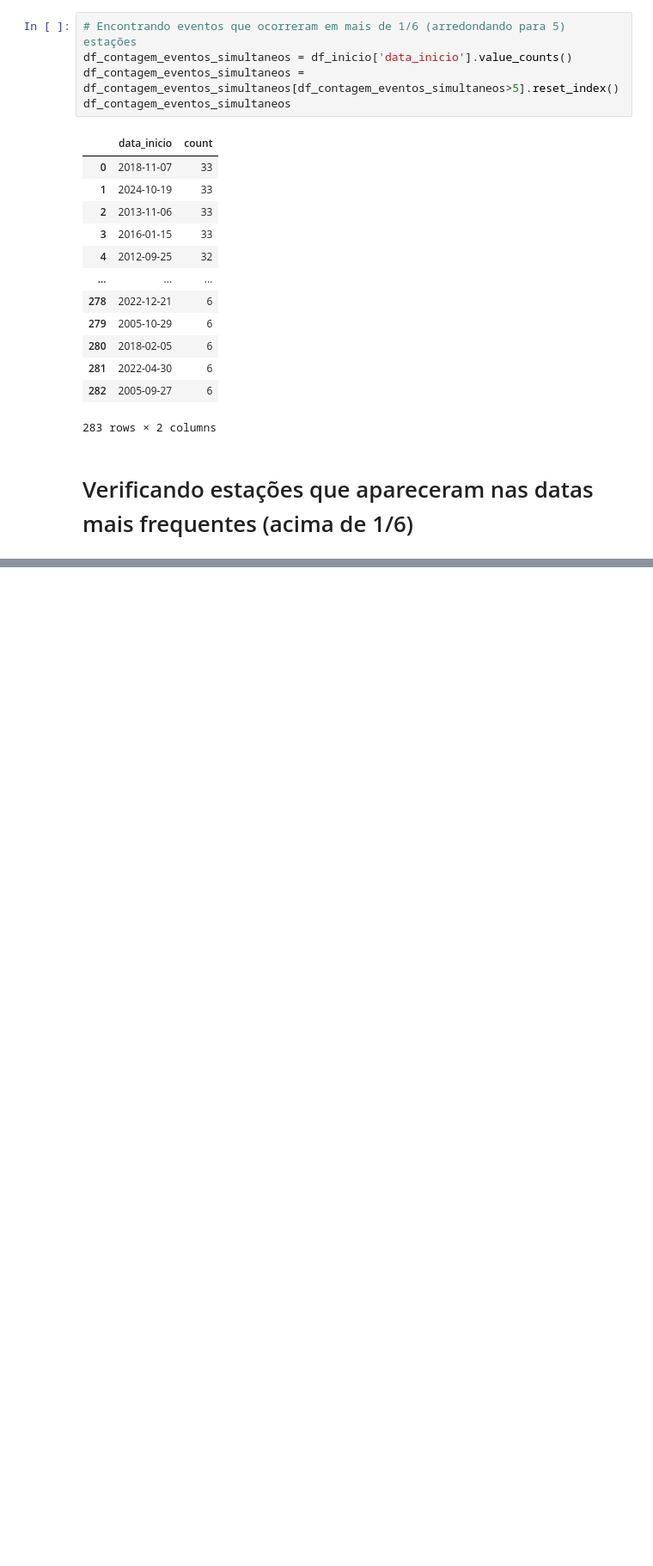
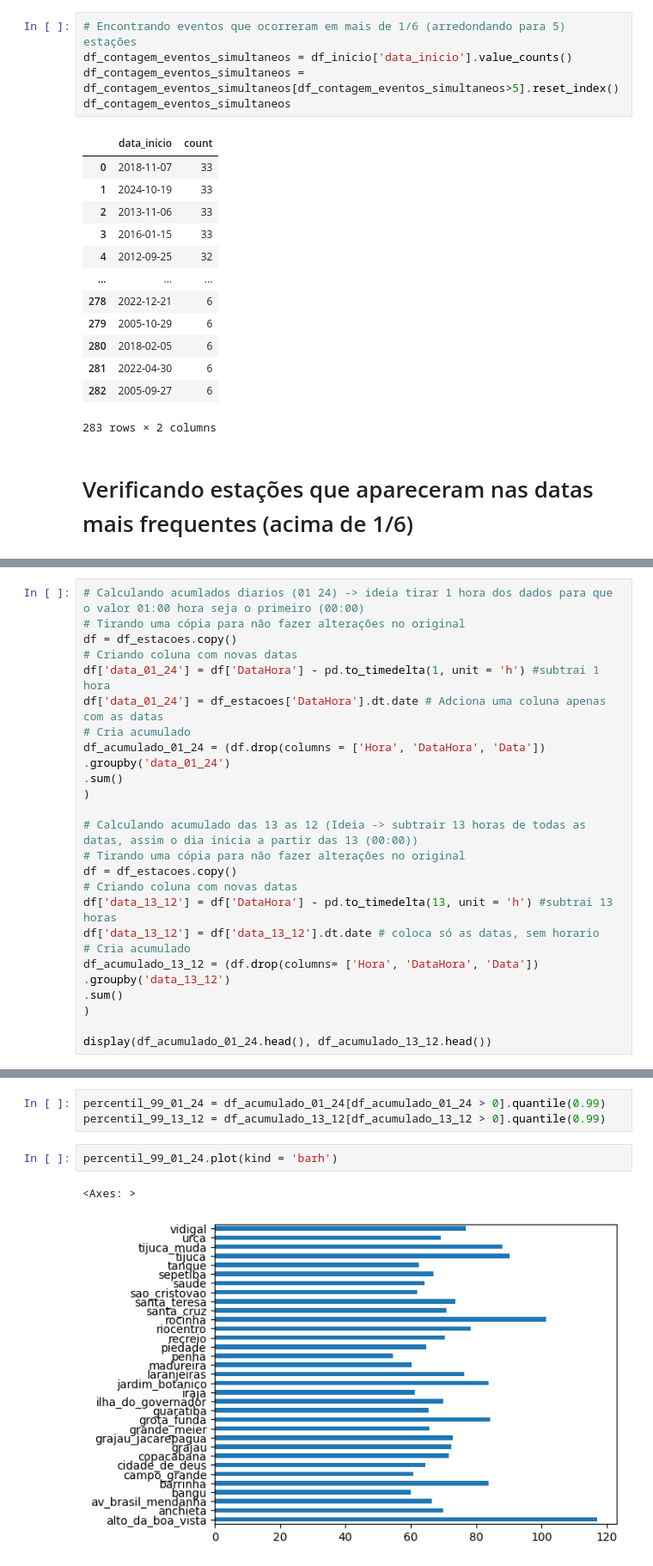
Before and after one commit to eduviana1/Eventos-Extremos-Cidade-do-Rio-de-Janeiro, a Jupyter notebook: (Edu)_TEEP_chuva_horaria.ipynb, the cells around one changed output, grey strips where cells are left out. Shown at 86% size. Cells and saved outputs as stored; diff of their text form; blank space fills up the shorter version.

```diff
--- a/(Edu)_TEEP_chuva_horaria.ipynb
+++ b/(Edu)_TEEP_chuva_horaria.ipynb
@@ -217,0 +254,26 @@ df_contagem_eventos_simultaneos.loc[df_contagem_eventos_simultaneos['data_inicio
+# %%
+# Calculando acumlados diarios (01 24) -> ideia tirar 1 hora dos dados para que o valor 01:00 hora seja o primeiro (00:00)
+# Tirando uma cópia para não fazer alterações no original
+df = df_estacoes.copy()
+# Criando coluna com novas datas
+df['data_01_24'] = df['DataHora'] - pd.to_timedelta(1, unit = 'h') #subtrai 1 hora
+df['data_01_24'] = df_estacoes['DataHora'].dt.date # Adciona uma coluna apenas com as datas
+# Cria acumulado
+df_acumulado_01_24 = (df.drop(columns = ['Hora', 'DataHora', 'Data'])
+.groupby('data_01_24')
+.sum()
+)
+
+# Calculando acumulado das 13 as 12 (Ideia -> subtrair 13 horas de todas as datas, assim o dia inicia a partir das 13 (00:00))
+# Tirando uma cópia para não fazer alterações no original
+df = df_estacoes.copy()
+# Criando coluna com novas datas
+df['data_13_12'] = df['DataHora'] - pd.to_timedelta(13, unit = 'h') #subtrai 13 horas
+df['data_13_12'] = df['data_13_12'].dt.date # coloca só as datas, sem horario
+# Cria acumulado
+df_acumulado_13_12 = (df.drop(columns= ['Hora', 'DataHora', 'Data'])
+.groupby('data_13_12')
+.sum()
+)
+
+display(df_acumulado_01_24.head(), df_acumulado_13_12.head())
@@ -217,0 +297,8 @@ df_contagem_eventos_simultaneos.loc[df_contagem_eventos_simultaneos['data_inicio
+# %%
+percentil_99_01_24 = df_acumulado_01_24[df_acumulado_01_24 > 0].quantile(0.99)
+percentil_99_13_12 = df_acumulado_13_12[df_acumulado_13_12 > 0].quantile(0.99)
+# %%
+percentil_99_01_24.plot(kind = 'barh')
+# %% [output]
+<Axes: >
+[figure, added]
```
Also changed, not shown: parts of 7 cells of this notebook.
